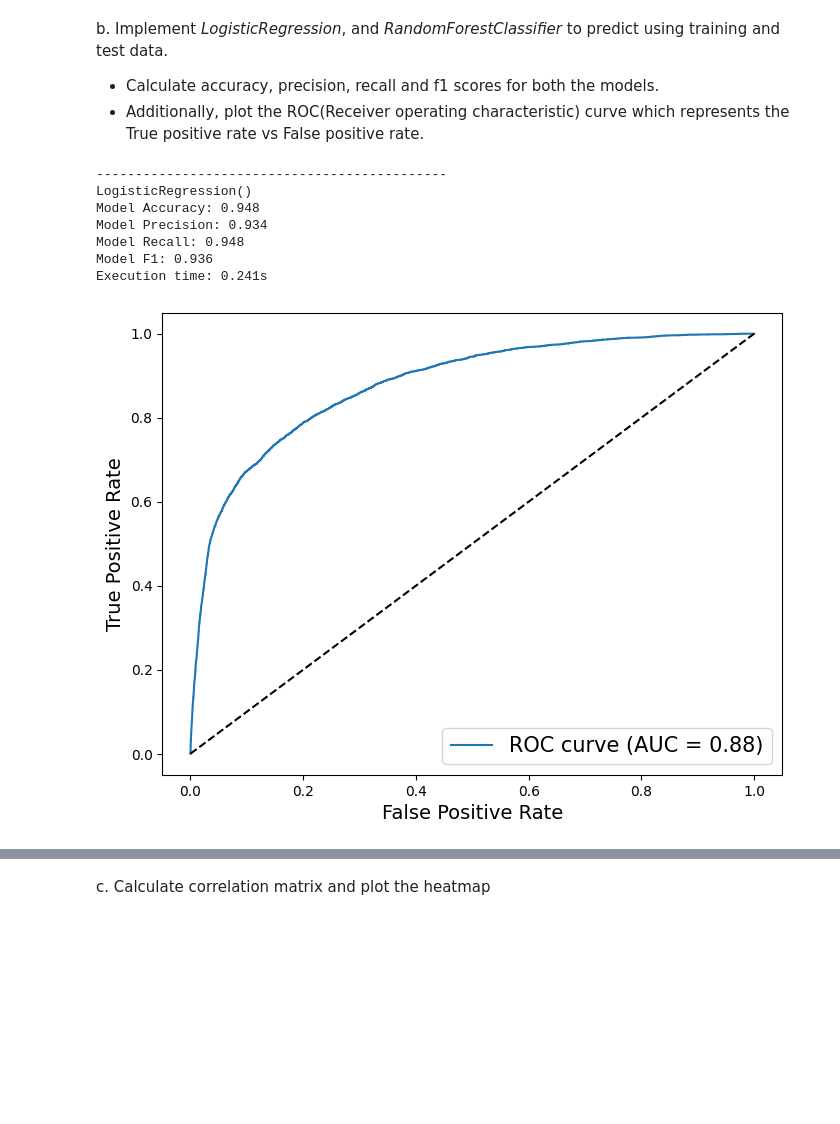
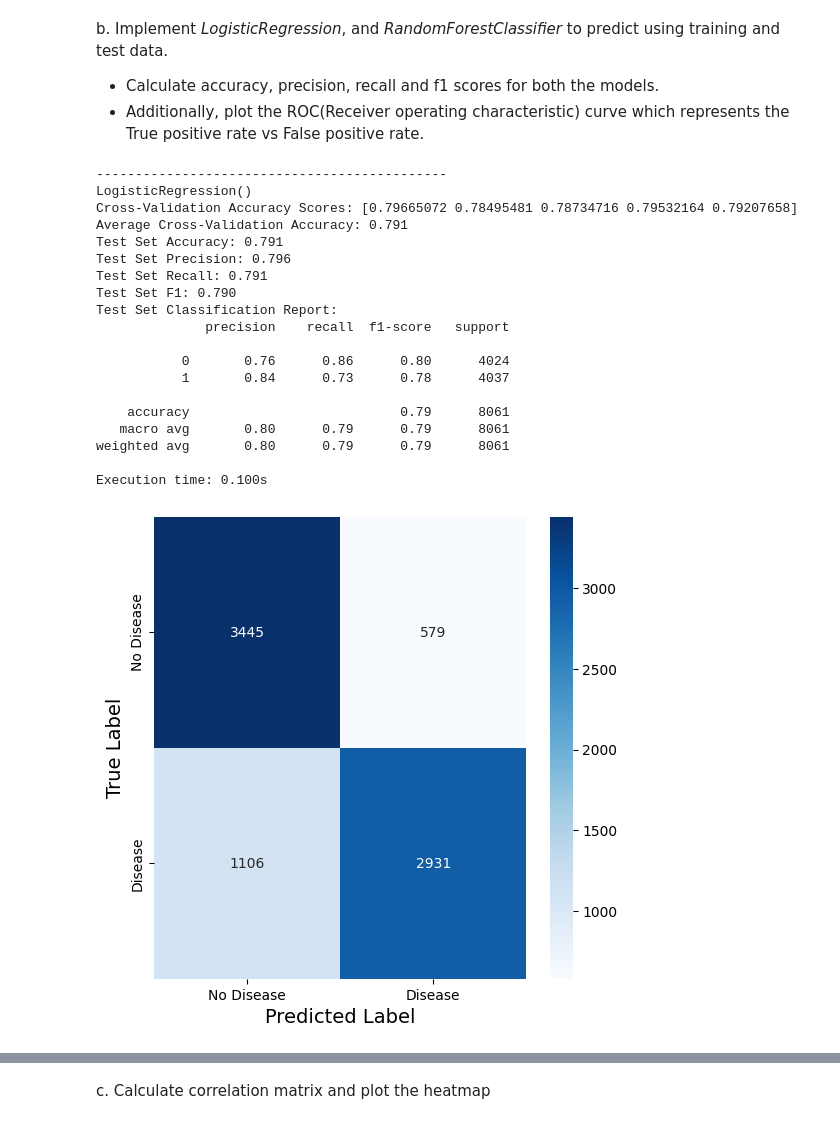
Before and after one commit to RaviMosalpuri/HeartDisease, a Jupyter notebook: Code.ipynb, the cells around one changed output, grey strips where cells are left out. Cells and saved outputs as stored; diff of their text form; code cells hidden in the pictures; blank space fills up the shorter version.

Commit message:
[HeartDisease] V4: Changed the dataset to be balanced to provide better generalisability to Heart Disease class.

```diff
--- a/Code.ipynb
+++ b/Code.ipynb
@@ -169,19 +215,19 @@ plt.show()
 + RandomForestClassifier
 # %%
 # Use label encoder to transform categorical columns(columns with non-numerical values)
-dataFrameSL = dataFrame.copy(deep=False)
+df_balanced_SL = df_balanced.copy(deep=False)
 
 labelEncoder = LabelEncoder()
-categoricalCols = dataFrameSL.select_dtypes(include=['object']).columns
+categoricalCols = df_balanced_SL.select_dtypes(include=['object']).columns
 
 for column in categoricalCols:
-    dataFrameSL[column] = labelEncoder.fit_transform(dataFrameSL[column])
+    df_balanced_SL[column] = labelEncoder.fit_transform(df_balanced_SL[column])
 # %% [markdown]
 a. Split dataset into training and test data
 # %%
 # Separate features and target
-X = dataFrameSL.drop(columns=['HeartDisease'], axis=1)
-y = dataFrameSL['HeartDisease']
+X = df_balanced_SL.drop(columns=['HeartDisease'], axis=1)
+y = df_balanced_SL['HeartDisease']
 
 # Split into training and test sets
 X_train, X_test, y_train, y_test = train_test_split(X, y, test_size=0.3, random_state=3)
@@ -207,49 +253,78 @@ models = [
           randomForestClassifierObj,
          ]
 
+cv = StratifiedKFold(n_splits=5, shuffle=True, random_state=42)
+
 for model in models:
     print("---------------------------------------------")
     print(f"{model}")
 
     startTime = time.time()
+
+    # Perform cross-validation
+    cv_scores = cross_val_score(model, X_train_scaled, y_train, cv=cv, scoring='accuracy')
+    print(f"Cross-Validation Accuracy Scores: {cv_scores}")
+    print(f"Average Cross-Validation Accuracy: {cv_scores.mean():.3f}")
 
     # Fit the model with training set
     model.fit(X_train_scaled, y_train)
 
     # Predict using the model and test set
     y_pred = model.predict(X_test_scaled)
 
     executionTime = time.time() - startTime
 
-    # Model scores
+    # Model scores on test set
     accuracy = accuracy_score(y_test, y_pred)
     precision = precision_score(y_test, y_pred, average='weighted')
     recall = recall_score(y_test, y_pred, average='weighted')
     f1 = f1_score(y_test, y_pred, average='weighted')
-    print(f"Model Accuracy: {accuracy:.3f}")
-    print(f"Model Precision: {precision:.3f}")
-    print(f"Model Recall: {recall:.3f}")
-    print(f"Model F1: {f1:.3f}")
+    classReport = classification_report(y_test, y_pred)
+    print(f"Test Set Accuracy: {accuracy:.3f}")
+    print(f"Test Set Precision: {precision:.3f}")
+    print(f"Test Set Recall: {recall:.3f}")
+    print(f"Test Set F1: {f1:.3f}")
+    print(f"Test Set Classification Report:\n{classReport}")
     print(f"Execution time: {executionTime:.3f}s")
 
-    # ROC Curve
+    # Heatmap for Confusion Matrix
+    confusionMatrix = confusion_matrix(y_test, y_pred)
+    plt.figure(figsize=(6, 6))
+    sns.heatmap(confusionMatrix, annot=True, fmt='d', cmap='Blues', xticklabels=['No Disease', 'Disease'], yticklabels=['No Disease', 'Disease'])
+    plt.xlabel('Predicted Label', fontsize=14)
+    plt.ylabel('True Label', fontsize=14)
+    plt.show()
+
+    # ROC Curve on test set
     y_pred_proba = model.predict_proba(X_test_scaled)[:, 1]
     fpr, tpr, _ = roc_curve(y_test, y_pred_proba)
     roc_auc = auc(fpr, tpr)
 
     plt.figure(figsize=(8, 6))
     plt.plot(fpr, tpr, label=f'ROC curve (AUC = {roc_auc:.2f})')
     plt.plot([0, 1], [0, 1], 'k--')
     plt.xlabel('False Positive Rate', fontsize=14)
     plt.ylabel('True Positive Rate', fontsize=14)
     plt.legend(fontsize=15, loc='lower right')
     plt.show()
 # %% [output]
 ---------------------------------------------
 LogisticRegression()
-Model Accuracy: 0.948
-Model Precision: 0.934
-Model Recall: 0.948
-Model F1: 0.936
-Execution time: 0.241s
+Cross-Validation Accuracy Scores: [0.79665072 0.78495481 0.78734716 0.79532164 0.79207658]
+Average Cross-Validation Accuracy: 0.791
+Test Set Accuracy: 0.791
+Test Set Precision: 0.796
+Test Set Recall: 0.791
+Test Set F1: 0.790
+Test Set Classification Report:
+              precision    recall  f1-score   support
+
+           0       0.76      0.86      0.80      4024
+           1       0.84      0.73      0.78      4037
+
+    accuracy                           0.79      8061
+   macro avg       0.80      0.79      0.79      8061
+weighted avg       0.80      0.79      0.79      8061
+
+Execution time: 0.100s
-[figure, old version]
+[figure, new version]
```
Also changed, not shown: parts of 10 cells of this notebook.
